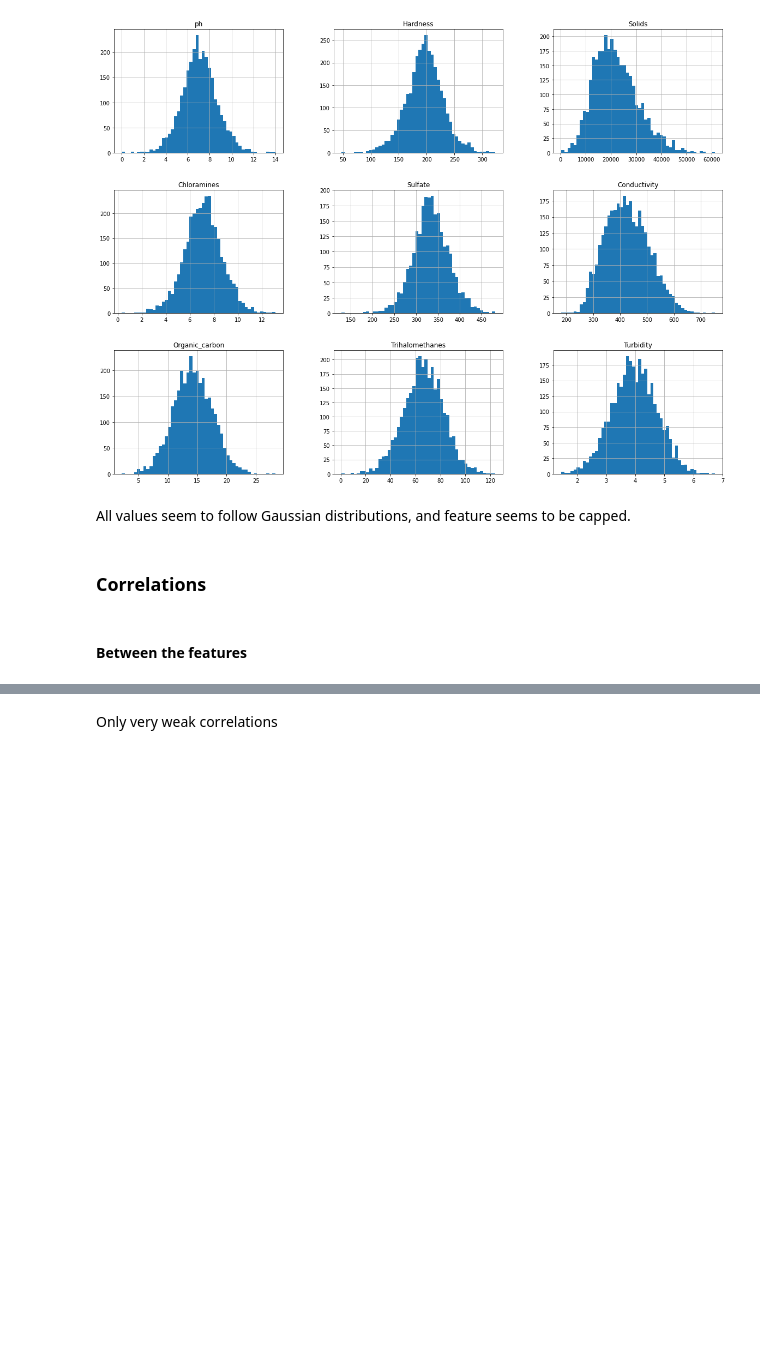
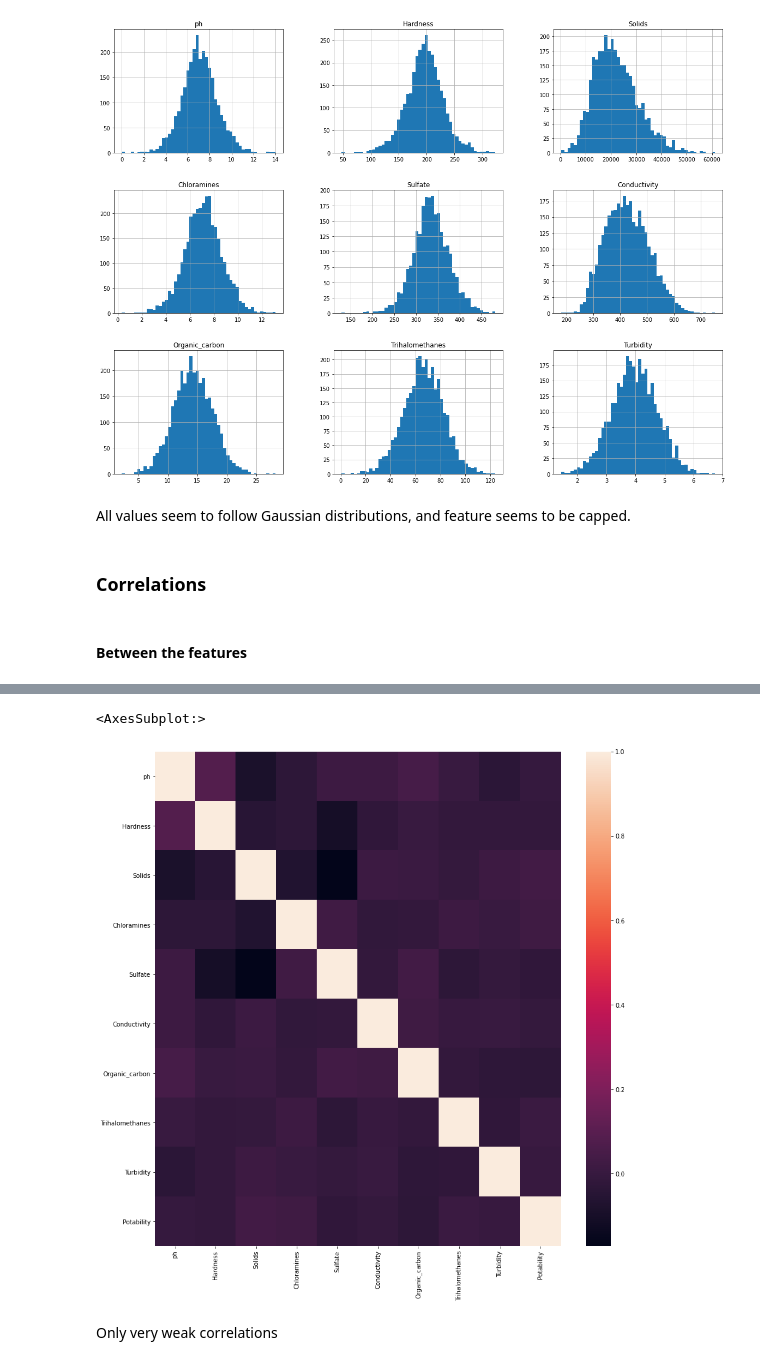
Before and after one commit to NouamaneTazi/ml_project_example, a Jupyter notebook: notebooks/Exploratory Data Analysis.ipynb, the cells around one changed output, grey strips where cells are left out. Saved outputs shown, nothing was run; the diff lists cells and outputs as text; code cells hidden in the pictures; blank space fills up the shorter version.

```diff
--- a/notebooks/Exploratory Data Analysis.ipynb
+++ b/notebooks/Exploratory Data Analysis.ipynb
@@ -123,6 +246,16 @@ df_features.corr()
 | Organic_carbon | 0.043503 | 0.003610 | 0.010242 | -0.012653 | 0.030831 | 0.020966 | 1.000000 | -0.013274 | ... |
 | Trihalomethanes | 0.003354 | -0.013013 | -0.009143 | 0.017084 | -0.030274 | 0.001285 | -0.013274 | 1.000000 | ... |
 | Turbidity | -0.039057 | -0.014449 | 0.019546 | 0.002363 | -0.011187 | 0.005798 | -0.027308 | -0.022145 | ... |
+# %%
+corr = df.corr()
+fig, ax = plt.subplots(figsize=(15,15))
+sns.heatmap(corr,
+  xticklabels=corr.columns,
+  yticklabels=corr.columns,
+  ax=ax)
+# %% [output]
+<AxesSubplot:>
+[figure, added]
 # %% [markdown]
 Only very weak correlations
 # %%
```
Also changed, not shown: parts of 63 cells of this notebook.
